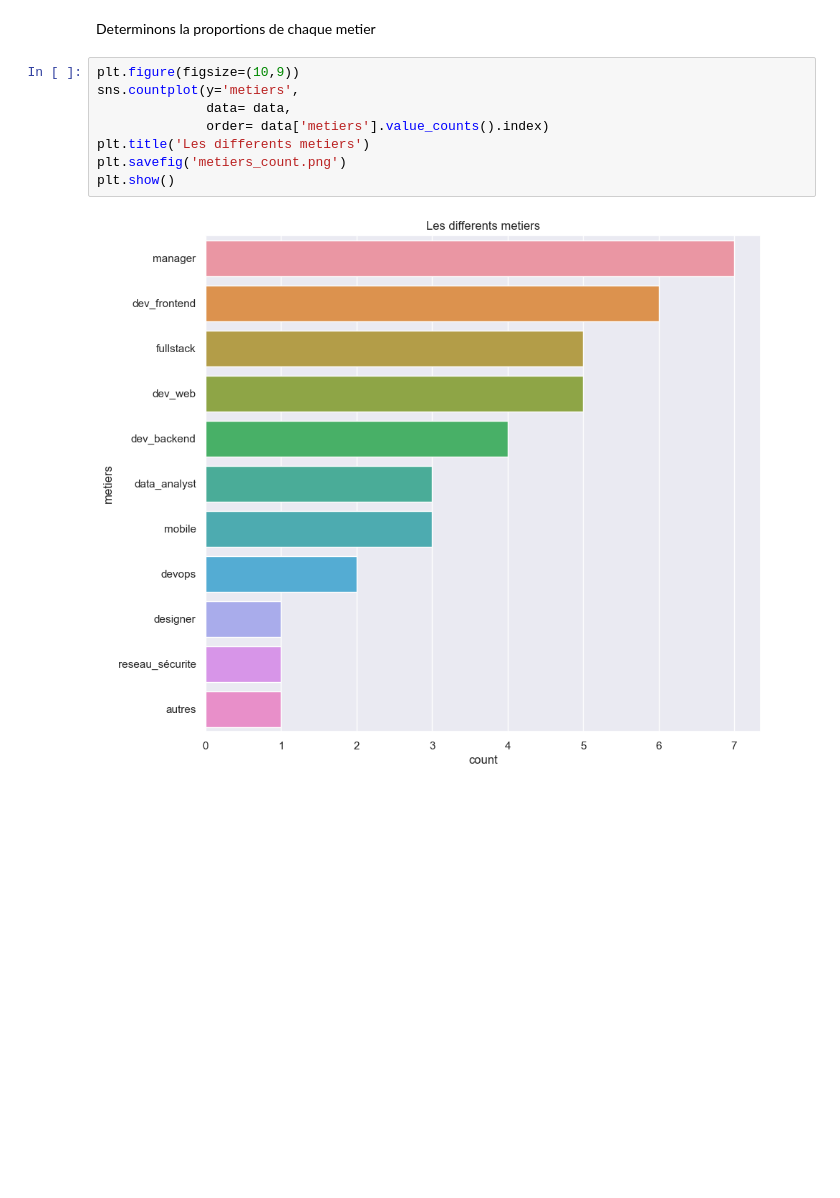
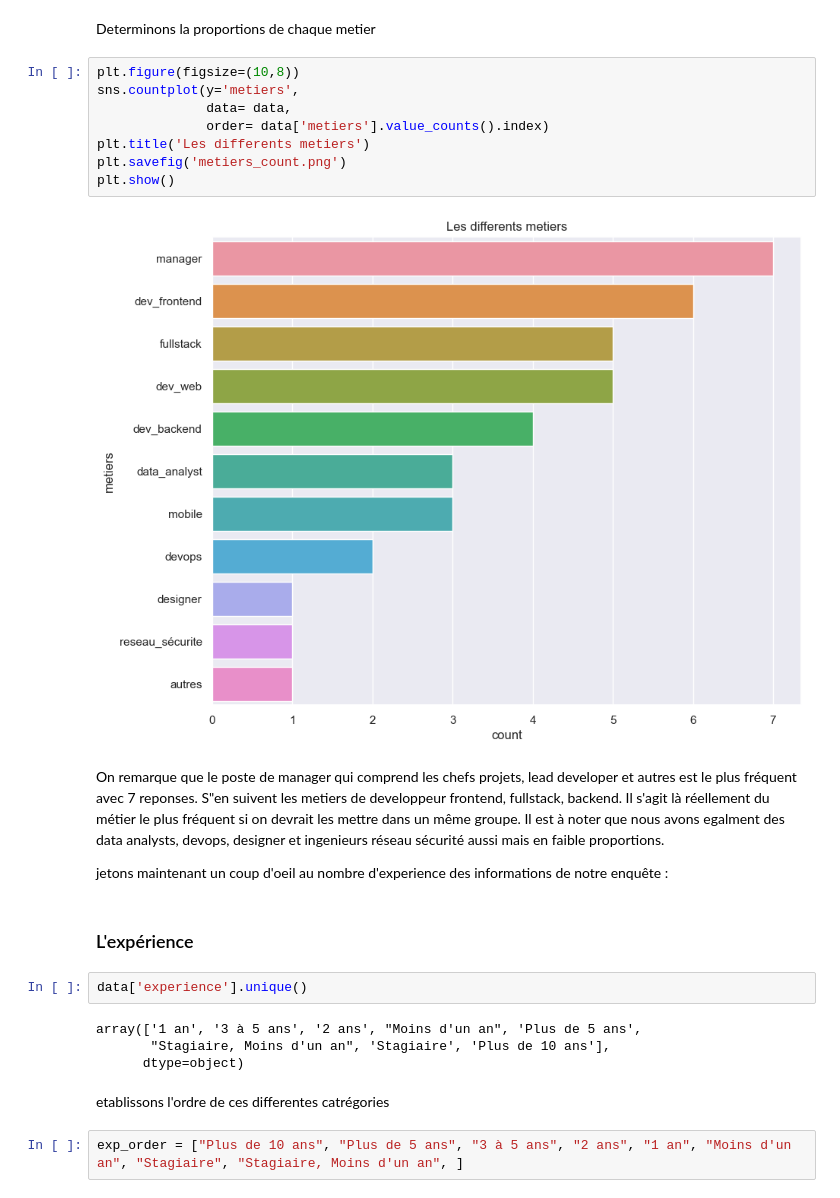
Before and after one commit to Shado2107/Python-machine-learning, a Jupyter notebook: Salary_analysis/salary-analysis.ipynb, the cells around one changed output. Cells and saved outputs as stored; diff of their text form; blank space fills up the shorter version.

```diff
--- a/Salary_analysis/salary-analysis.ipynb
+++ b/Salary_analysis/salary-analysis.ipynb
@@ -299,12 +299,28 @@ array(['dev_backend', 'data_analyst', 'mobile', 'dev_frontend',
 # %% [markdown]
 Determinons la proportions de chaque metier
 # %%
-plt.figure(figsize=(10,9))
+plt.figure(figsize=(10,8))
 sns.countplot(y='metiers',
               data= data,
               order= data['metiers'].value_counts().index)
 plt.title('Les differents metiers')
 plt.savefig('metiers_count.png')
 plt.show()
 # %% [output]
-[figure, old version]
+[figure, new version]
+# %% [markdown]
+On remarque que le poste de manager qui comprend les chefs projets, lead developer et autres est le plus fréquent avec 7 reponses. S"en suivent les metiers de developpeur frontend, fullstack, backend. Il s'agit là réellement du métier le plus fréquent si on devrait les mettre dans un même groupe. Il est à noter que nous avons egalment des data analysts, devops, designer et ingenieurs réseau sécurité aussi mais en faible proportions.
+
+jetons maintenant un coup d'oeil au nombre d'experience des informations de notre enquête :
+# %% [markdown]
+### L'expérience
+# %%
+data['experience'].unique()
+# %% [output]
+array(['1 an', '3 à 5 ans', '2 ans', "Moins d'un an", 'Plus de 5 ans',
+       "Stagiaire, Moins d'un an", 'Stagiaire', 'Plus de 10 ans'],
+      dtype=object)
+# %% [markdown]
+etablissons l'ordre de ces differentes catrégories
+# %%
+exp_order = ["Plus de 10 ans", "Plus de 5 ans", "3 à 5 ans", "2 ans", "1 an", "Moins d'un an", "Stagiaire", "Stagiaire, Moins d'un an", ]
```
Also changed, not shown: parts of 10 cells of this notebook, 4 other files.
